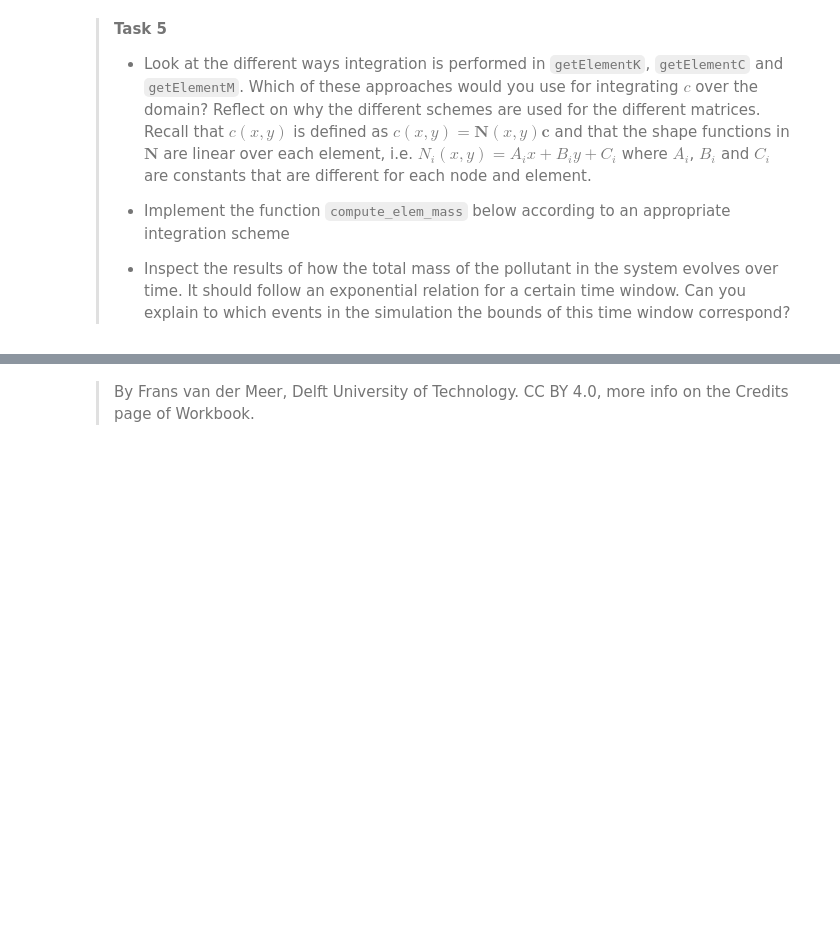
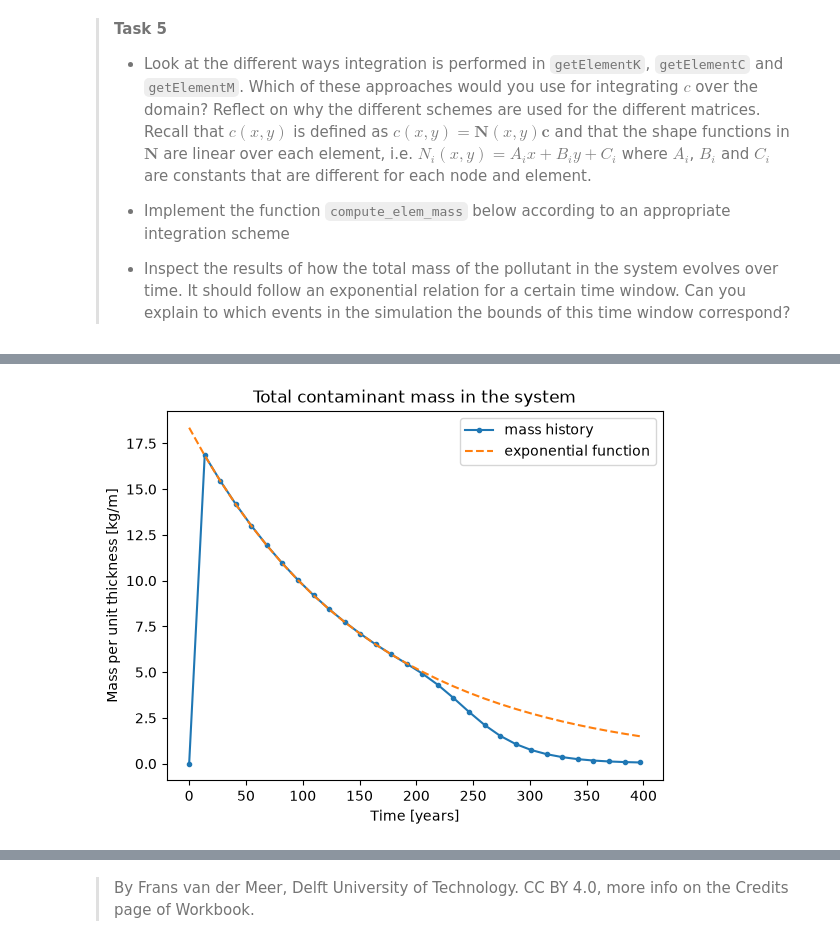
Before and after one commit to mbezmali/GA2.2-BEZMALINOVICH, a Jupyter notebook: contamination.ipynb, the cells around one changed output, grey strips where cells are left out. Cells and saved outputs as stored; diff of their text form; code cells hidden in the pictures; blank space fills up the shorter version.

```diff
--- a/contamination.ipynb
+++ b/contamination.ipynb
@@ -360,7 +414,13 @@ In the function, there are routines for integration of stiffness matrices. Diffe
 # inputs: node coordinates (n1, n2, n3) concentration vector at those nodes (element_c)
 # output: mass integrated over the element
 def compute_elem_mass(n1, n2, n3, element_c):
-    # YOUR CODE HERE
+    element_area = get_area(n1, n2, n3)
+    centroid = (n1 + n2 + n3) / 3
+    N_centroid = evaluate_N_matrix(centroid, n1, n2, n3)
+
+    # c en el centroide es N_centroid @ element_c (da un array de 1 elemento, por eso [0] o float)
+    c_centroid = (N_centroid @ element_c)[0]
+    element_mass = c_centroid * element_area
     return element_mass
 
 # function to compute the total mass in the system for given concentration vector
@@ -368,30 +428,32 @@ def compute_total_mass(concentration, connectivity, nodes):
     mass = 0
     for elnodes in connectivity:
         mass += compute_elem_mass(nodes[elnodes[0]], nodes[elnodes[1]], nodes[elnodes[2]], concentration[elnodes])
     return mass
 
 # function to compute the total mass in the system over time
 def compute_mass_evolution(concentrations, connectivity, nodes):
     total_mass = []
     i = 0
     for concentration in concentrations:
         total_mass.append ( compute_total_mass( concentration, connectivity, nodes) )
         i+=1
     return total_mass
 
 skip = 100
 dt_days = 50
 ts = dt_days / 365.25 * np.arange(0,len(concentrations))
 ts_jump = ts[0:-1:skip]
 mass_history = compute_mass_evolution(concentrations[0:-1:skip], connectivity, nodes)
 
 qtotal = 5000 * 24 * 60 * 60 * 2e-9 * 40.7 / 2
 exponential = qtotal*np.exp(-2e-10*(ts_jump*24*60*60*365.25-2500*24*60*60))
 
 plt.plot(ts_jump, mass_history, '.-', label='mass history')
 plt.plot(ts_jump, exponential, '--', label='exponential function')
 plt.ylabel('Mass per unit thickness [kg/m]')
 plt.xlabel('Time [years]')
 plt.title('Total contaminant mass in the system')
 plt.legend()
 plt.show()
+# %% [output]
+[figure, added]
```
Also changed, not shown: parts of 8 cells of this notebook.
